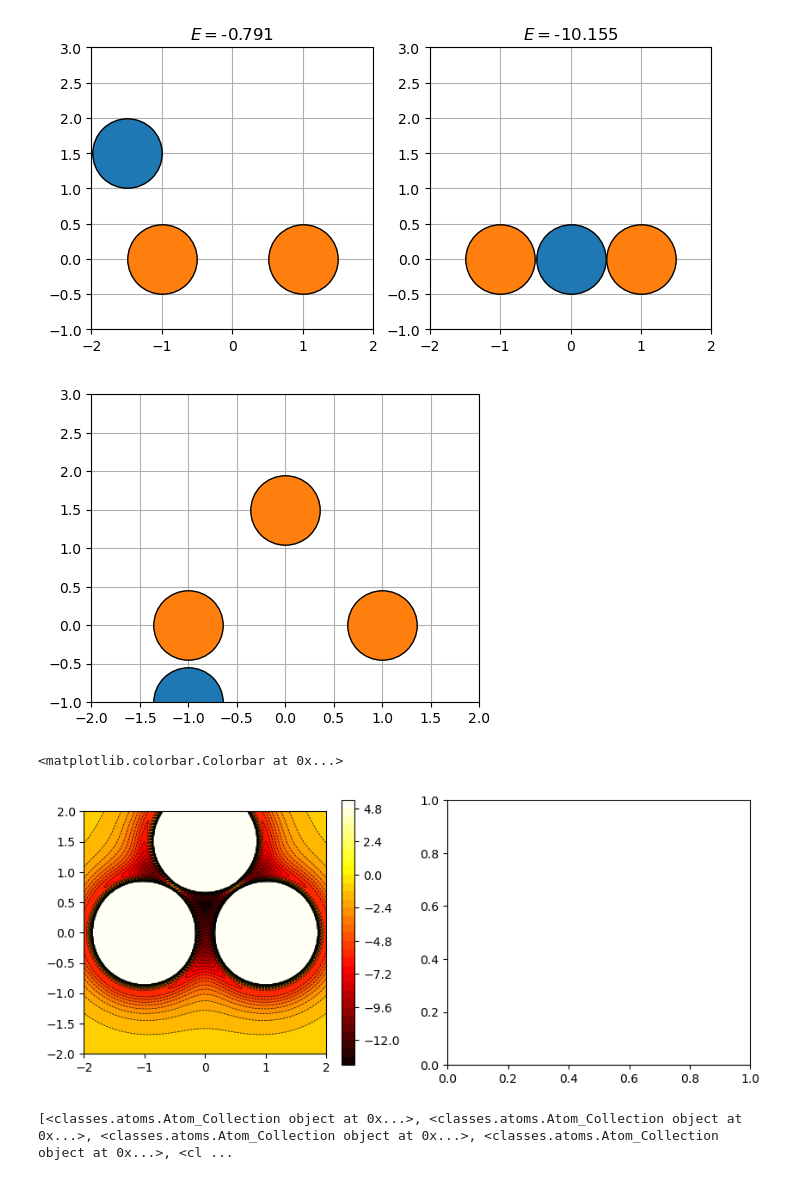
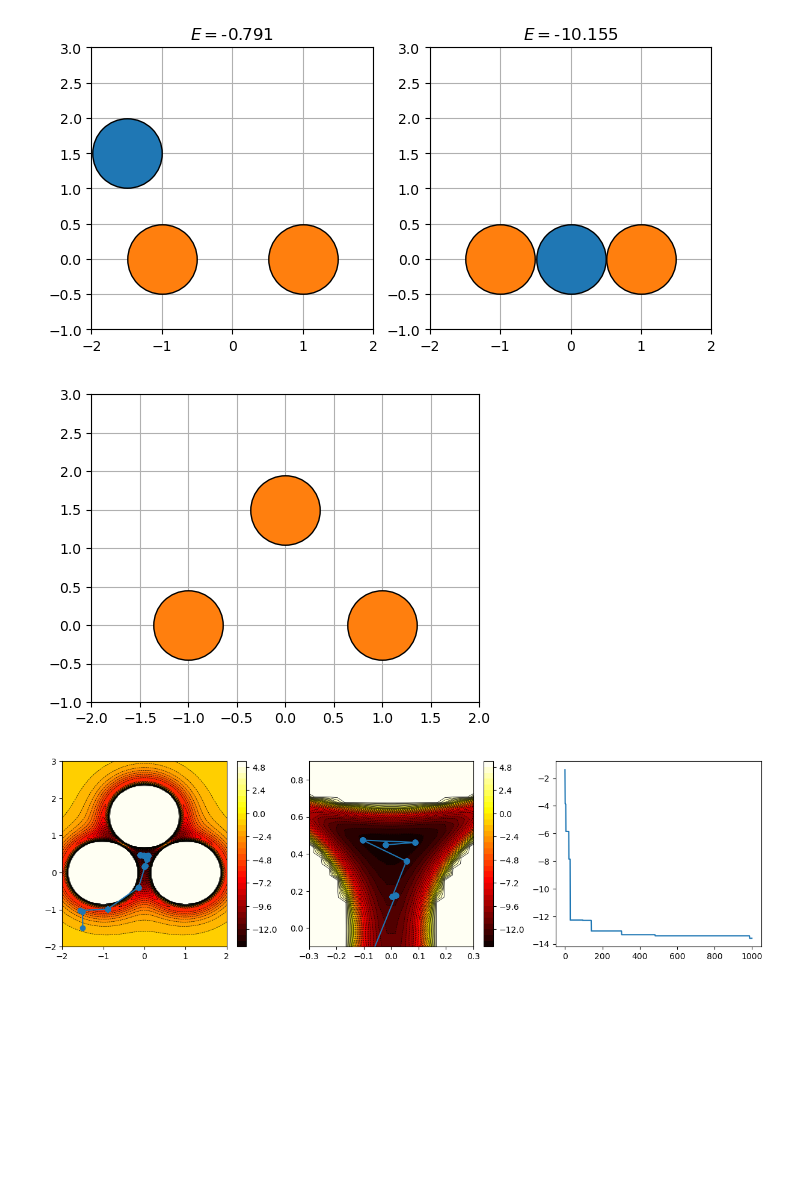
Before and after one commit to karsten3112/Computational-Physics, a Jupyter notebook: Week3/exercise12.ipynb, the cells around one changed output. Cells and saved outputs as stored; diff of their text form; code cells hidden in the pictures; blank space fills up the shorter version.

```diff
--- a/Week3/exercise12.ipynb
+++ b/Week3/exercise12.ipynb
@@ -43,7 +43,7 @@ for ax, atom_col in zip(axs, atom_cols):
 [figure]
 # %%
 atomlist = []
-positions = [np.array([-1.0,-1.0]), np.array([-1.0,0.0]), np.array([1.0,0.0]), np.array([0.0, 1.5])]
+positions = [np.array([-1.5,-1.5]), np.array([-1.0,0.0]), np.array([1.0,0.0]), np.array([0.0, 1.5])]
 colors = ["C0", "C1", "C1", "C1"]
 fig, ax = plt.subplots(figsize=(5,4))
 ax.set_xlim([-2.0,2.0])
@@ -56,8 +56,8 @@ atom_col = Atom_Collection(atomlist=atomlist)
 atom_col.calculator = LennardJones()
 atom_col.plot(ax=ax)
 E_lim = 5.0
-xs = np.linspace(-2.0, 2.0, 200)
-ys = np.linspace(-2.0, 2.0, 200)
+xs = np.linspace(-3.0, 3.0, 200)
+ys = np.linspace(-3.0, 3.0, 200)
 energies = np.zeros(shape=(len(ys), len(xs)))
 for i, x in enumerate(xs):
     for j, y in enumerate(ys):
@@ -69,26 +69,31 @@ for i, x in enumerate(xs):
             energies[j][i] = E
 atom_col[0].pos = positions[0]
 # %% [output]
-[figure, old version]
+[figure, new version]
+# %%
+atoms_for_freeze = [1,2,3]
+atom_col.freeze_atoms(indices=atoms_for_freeze)
+optimizer = Metropol(atom_col=atom_col, T=0.15, step_size=0.2)
+path_cols = optimizer.run(E_limit=-15.5, track=True, start_quench=200, N_max=1000)
+# %%
+path = np.zeros(shape=(len(path_cols), 2))
+pot_steps = []
+for i,col in enumerate(path_cols):
+    atom = col[0]
+    path[i] = atom.pos
+    pot_steps.append(col.get_potential_energy())
 # %%
-fig, axs = plt.subplots(1,2,figsize=(10,4))
+fig, axs = plt.subplots(1,3,figsize=(15,4))
 axs[0].set_xlim([-2.0,2.0])
-#axs[0].set_ylim([-3.0,3.0])
-#for ax in axs:
-#    pass
-axs[0].set_aspect("equal")
+axs[0].set_ylim([-2.0,3.0])
+axs[1].set_xlim([-0.3,0.3])
+axs[1].set_ylim([-0.1,0.9])
 Xi, Yi = np.meshgrid(xs, xs)
-axs[0].contour(Xi, Yi, energies, levels=30, linewidths=0.5, colors='k')
-cntr1 = axs[0].contourf(Xi, Yi, energies, levels=30, cmap="hot")
-fig.colorbar(cntr1, ax=axs[0])
+axs[2].plot(np.linspace(0, len(pot_steps), len(pot_steps)), pot_steps)
+for ax in axs[0:2]:
+    ax.contour(Xi, Yi, energies, levels=30, linewidths=0.5, colors='k')
+    cntr1 = ax.contourf(Xi, Yi, energies, levels=30, cmap="hot")
+    ax.plot(path[:,0], path[:,1], "o-")
+    fig.colorbar(cntr1, ax=ax)
 # %% [output]
-<matplotlib.colorbar.Colorbar at 0x...>
-[figure, old version]
+[figure, new version]
-# %%
-atoms_for_freeze = [1,2,3]
-atom_col.freeze_atoms(indices=atoms_for_freeze)
-optimizer = Metropol(atom_col=atom_col, T=0.05, step_size=0.2)
-path_cols = optimizer.run(E_limit=-15.5, N_max=200, track=True)
-print(path_cols)
-# %% [output]
-[<classes.atoms.Atom_Collection object at 0x...>, <classes.atoms.Atom_Collection object at 0x...>, <classes.atoms.Atom_Collection object at 0x...>, <classes.atoms.Atom_Collection object at 0x...>, <cl ...
```
Also changed, not shown: parts of 3 cells of this notebook, 13 other files.
